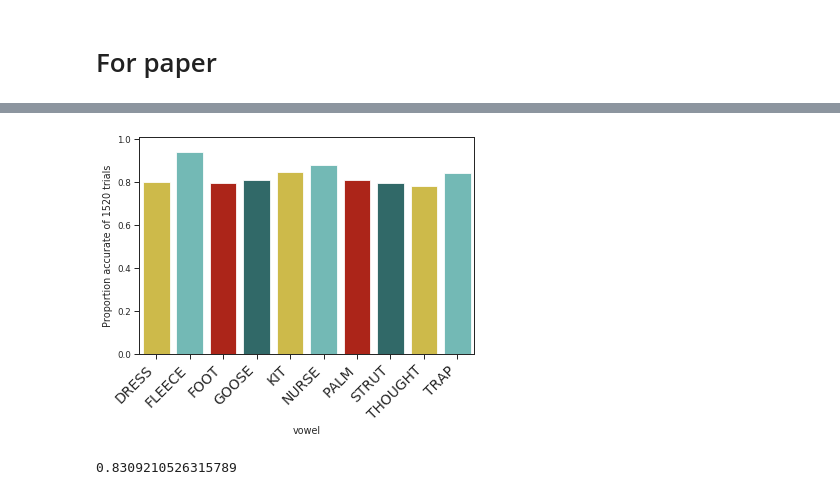
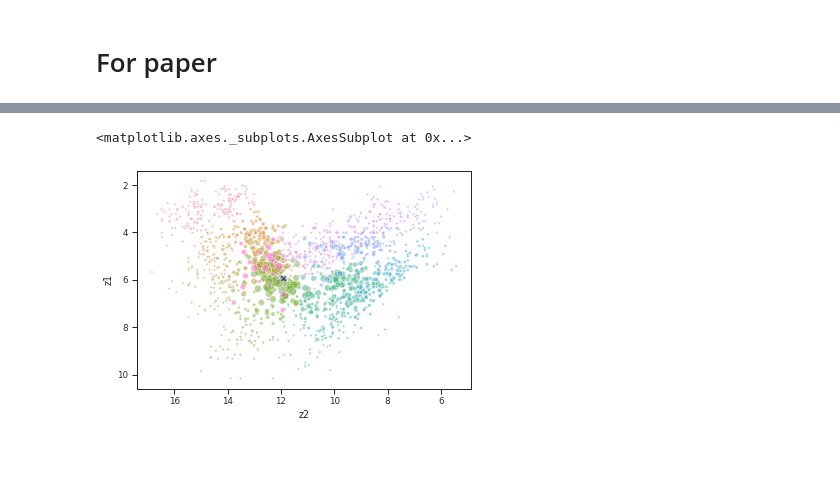
Before and after one commit to fmailhot/GCMPy-draft, a Jupyter notebook: GCMPy_workspace-noResonance.ipynb, the cells around one changed output, grey strips where cells are left out. Drawn from its saved outputs; the diff is of its cells as text; code cells hidden in the pictures; blank space fills up the shorter version.

Commit message:
Added activation plot fx

```diff
--- a/GCMPy_workspace-noResonance.ipynb
+++ b/GCMPy_workspace-noResonance.ipynb
@@ -151 +179,10 @@ def gettestset(cloud,balcat,n):     #Gets n number of rows per cat in given catt
+# %%
+def activplot(a,x,y,cat, test):
+    pl = sns.scatterplot(data=a,x=x,y=y,hue=cat,size='a',size_norm=(0,a.a.max()),
+                     alpha=0.5,sizes=(5,100),legend=False)
+    pl = sns.scatterplot(data=test, x=x,y=y,alpha=.5,color='darkblue',marker="X", s= 50, legend=False)
+    pl.invert_xaxis()
+    pl.invert_yaxis()
+
+    return pl
 # %%
@@ -275,9 +313,8 @@ pbbark = barkbark(pb52,["F0","F1","F2","F3"])
 # For paper
 # %%
 # Set parameters
-cval=55
+cval=5
 dimsvals={'z0':1,'z1':2.953,'z2':.924,'z3':3.420}
 catslist=['vowel','type']
 pbtest=pbbark.copy()
-rescats=['type']
-subset=gettestset(pbbark,'vowel',50)
+test=pbbark.sample()
@@ -366,8 +321,11 @@ pb52_pc
-# %%
-accplot(pb52_pc, 'vowel', pb52_acc)
-# %% [output]
-[figure, removed]
-# %%
-overallacc(pb52_acc,'vowel')
-# %% [output]
-0.8309210526315789
+# %%
+reset_N(pbtest)
+exem=exclude(pbtest, test, exclude_self=True)
+a = activation(test,exem,dims = dimsvals,c=cval)
+# %%
+b=getactiv(a,"z2","z1","vowel")
+# %%
+activplot(b,"z2",'z1','vowel',test=test)
+# %% [output]
+<matplotlib.axes._subplots.AxesSubplot at 0x...>
+[figure, added]
```
Also changed, not shown: parts of 22 cells of this notebook.
